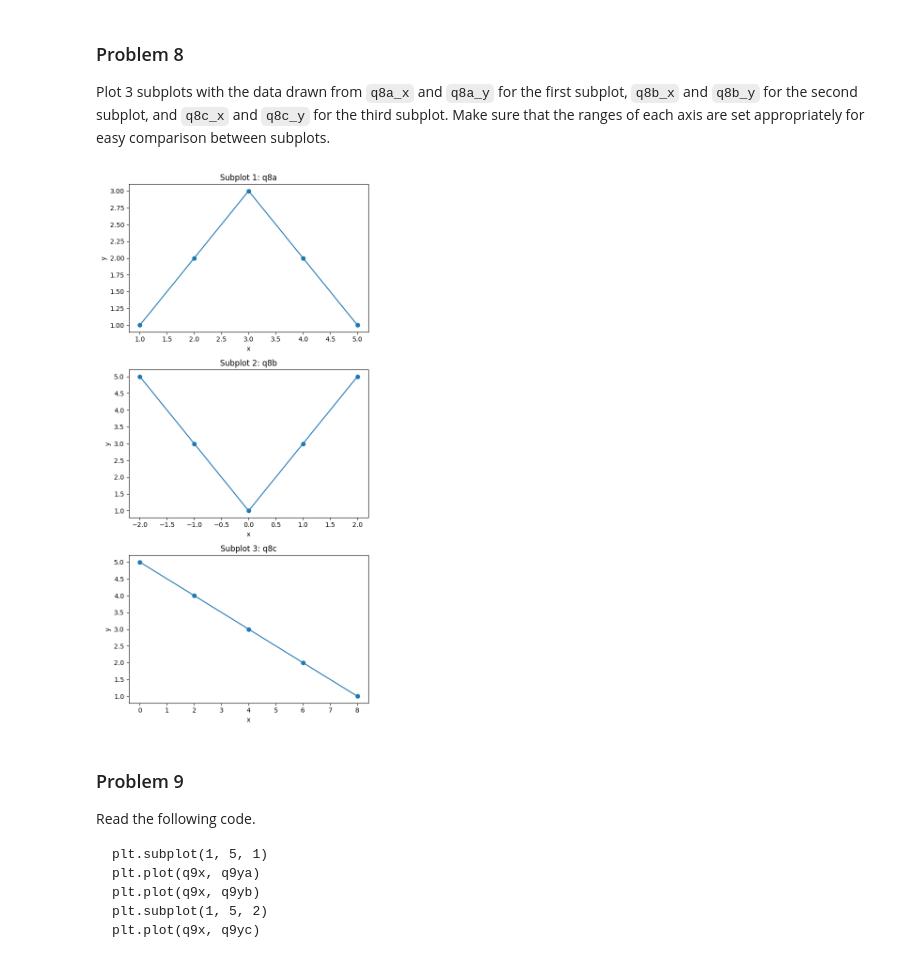
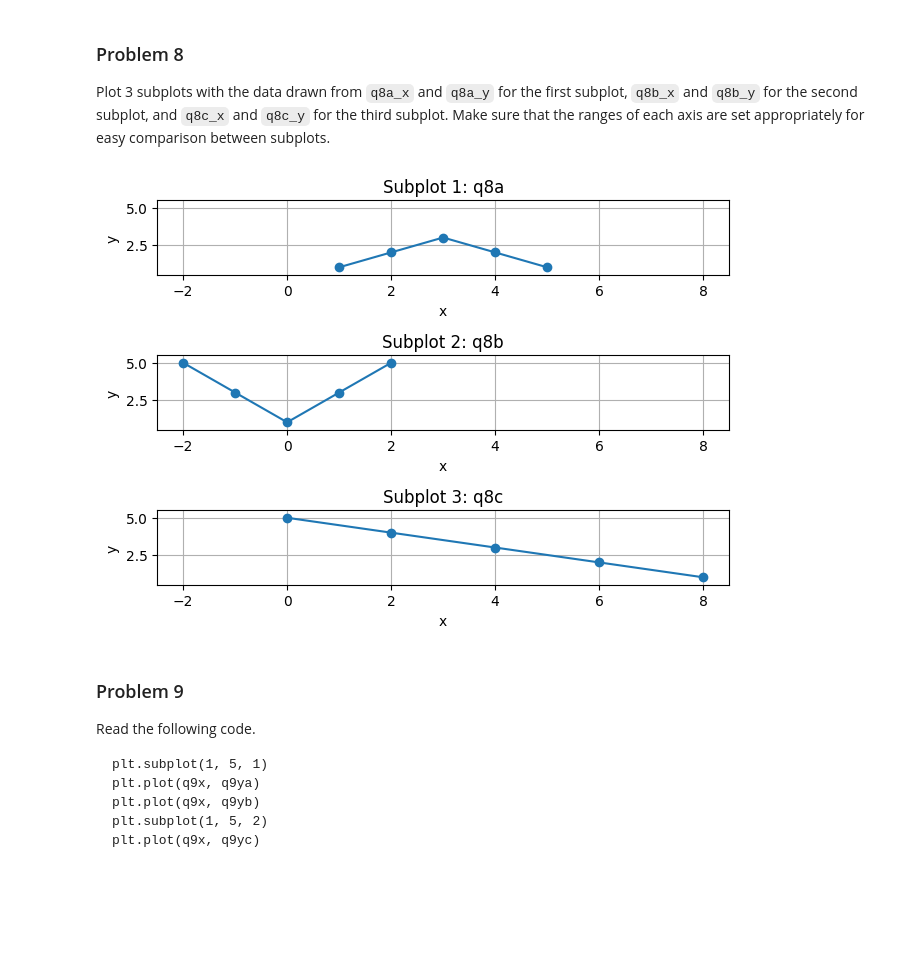
Before and after one commit to Ian123Ian595/dx602-homework-05, a Jupyter notebook: homework.ipynb, the cells around one changed output. Drawn from its saved outputs; the diff is of its cells as text; code cells hidden in the pictures; blank space fills up the shorter version.

```diff
--- a/homework.ipynb
+++ b/homework.ipynb
@@ -237,29 +237,45 @@ q8c_y = [5, 4, 3, 2, 1]
 
 import matplotlib.pyplot as plt
 # %%
-fig, axes = plt.subplots(3, 1, figsize = (6,12))
+x_min = min(min(q8a_x), min(q8b_x), min(q8c_x))
+x_max = max(max(q8a_x), max(q8b_x), max(q8c_x))
+y_min = min(min(q8a_y), min(q8b_y), min(q8c_y))
+y_max = max(max(q8a_y), max(q8b_y), max(q8c_y))
+x_pad = 0.5
+y_pad = 0.5
+
+
 plt.subplot(3, 1, 1)
 plt.plot(q8a_x, q8a_y, marker='o')
 plt.title("Subplot 1: q8a")
 plt.xlabel("x")
 plt.ylabel("y")
+plt.xlim(x_min - x_pad, x_max+ x_pad)
+plt.ylim(y_min - y_pad, y_max + y_pad)
+plt.grid(True)
 
 plt.subplot(3, 1, 2)
 plt.plot(q8b_x, q8b_y, marker='o')
 plt.title("Subplot 2: q8b")
 plt.xlabel("x")
 plt.ylabel("y")
+plt.xlim(x_min - x_pad, x_max+ x_pad)
+plt.ylim(y_min - y_pad, y_max + y_pad)
+plt.grid(True)
 
 plt.subplot(3, 1, 3)
 plt.plot(q8c_x, q8c_y, marker='o')
 plt.title("Subplot 3: q8c")
 plt.xlabel("x")
 plt.ylabel("y")
+plt.xlim(x_min - x_pad, x_max+ x_pad)
+plt.ylim(y_min - y_pad, y_max + y_pad)
+plt.grid(True)
 
 plt.tight_layout()
 plt.show()
 # %% [output]
-[figure, old version]
+[figure, new version]
 # %% [markdown]
 ### Problem 9
 
```
Also changed, not shown: parts of 3 cells of this notebook.
